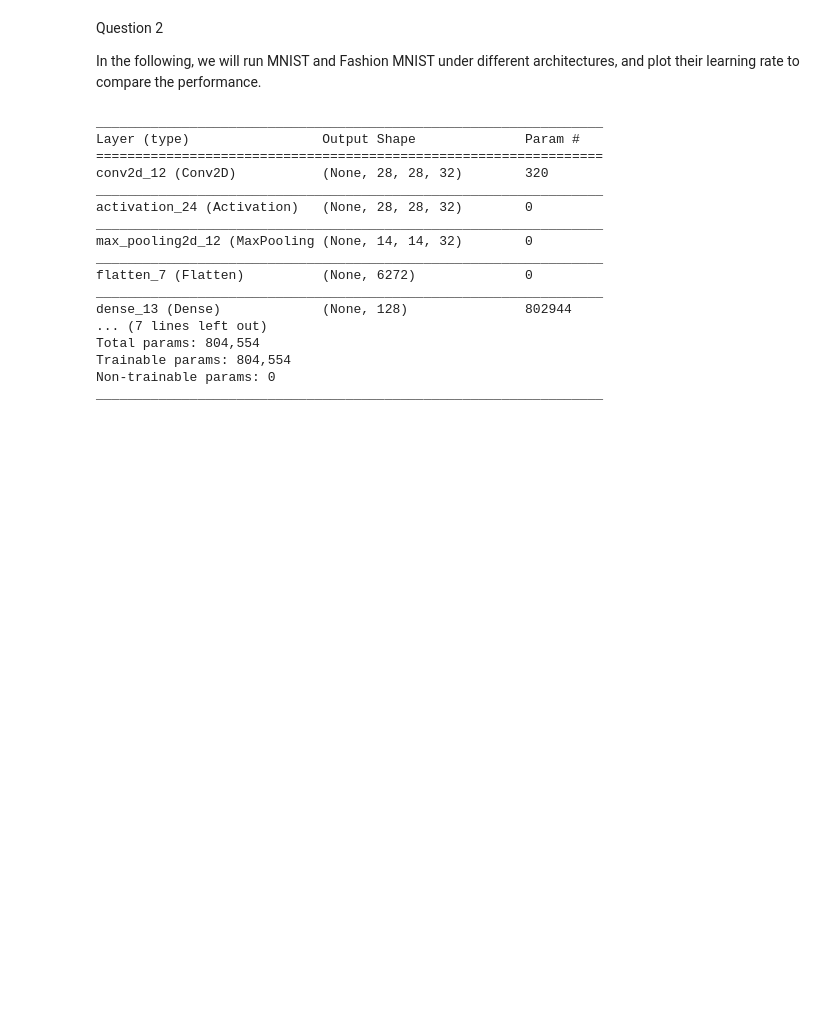
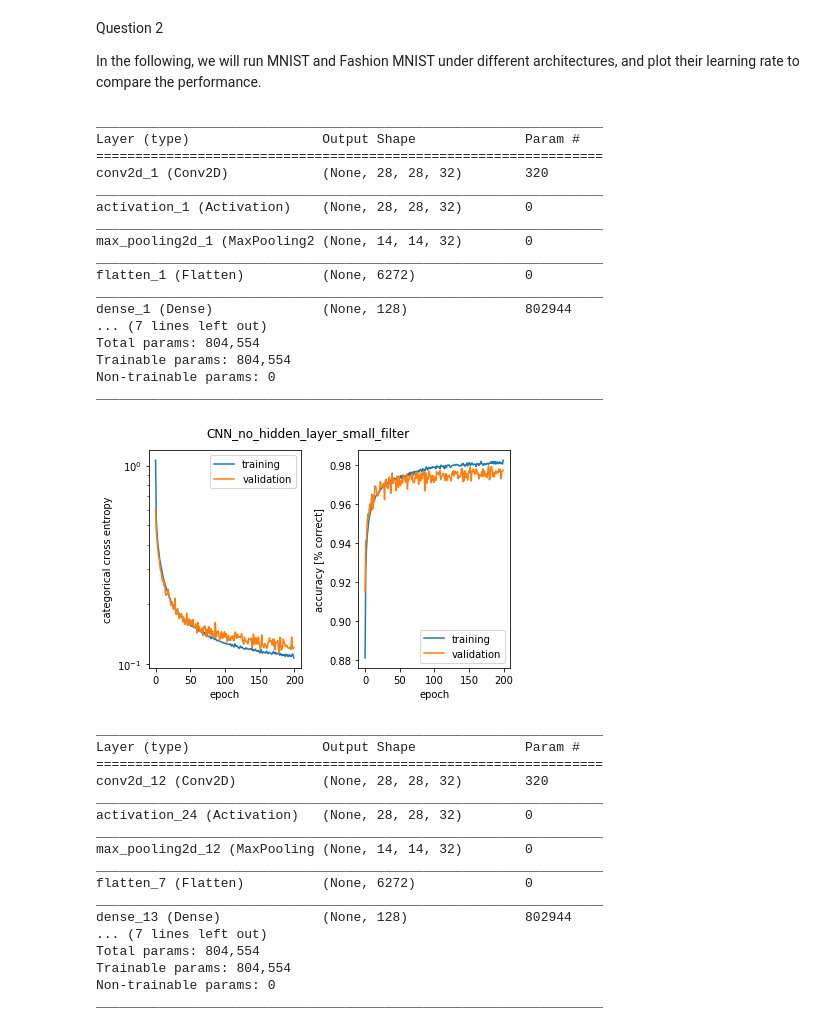
Before and after one commit to ythuangyt/Artificial-Neural-Network, a Jupyter notebook: miniproject1.ipynb, the cells around one changed output. Saved outputs shown, nothing was run; the diff lists cells and outputs as text; code cells hidden in the pictures; blank space fills up the shorter version.

Commit message:
different filter size

```diff
--- a/miniproject1.ipynb
+++ b/miniproject1.ipynb
@@ -858,7 +858,7 @@ Convolutional neural networks have an inductive bias that is well adapted to ima
 # %% [markdown]
 Question 1
 # %%
-def CNN(bn, activation, hidden_layer, learning_rate, epochs, verbose, x_train, x_test, y_train, y_test):
+def CNN(bn, activation, hidden_layer, filter_size, learning_rate, epochs, verbose, x_train, x_test, y_train, y_test):
     pool_size = (2,2)
     reg = 0.01
     input_shape = (28, 28, 1)
@@ -877,7 +877,7 @@ def CNN(bn, activation, hidden_layer, learning_rate, epochs, verbose, x_train, x
     model.add(MaxPooling2D(pool_size=pool_size, padding = 'same'))
 
     if(hidden_layer == True):
-        model.add(Conv2D(64, 5, padding='same'))
+        model.add(Conv2D(filter_size, 5, padding='same'))
         if(bn == True):
             model.add(BatchNormalization())
         if(activation == 'relu'):
@@ -913,4 +913,28 @@ def CNN(bn, activation, hidden_layer, learning_rate, epochs, verbose, x_train, x
 Question 2
 
 In the following, we will run MNIST and Fashion MNIST under different architectures, and plot their learning rate to compare the performance.
+# %%
+CNN_no_hidden_layer_small_filter = CNN(bn = False, activation = 'relu', hidden_layer = False, filter_size = 32, learning_rate = 3e-4, epochs = 200, verbose = 0,
+                          x_train = x_train_CNN, x_test = x_test_CNN,
+                          y_train = y_train, y_test = y_test)
+fig = plot_history(CNN_no_hidden_layer_small_filter, 'CNN_no_hidden_layer_small_filter')
+# %% [output]
+_________________________________________________________________
+Layer (type)                 Output Shape              Param #
+=================================================================
+conv2d_1 (Conv2D)            (None, 28, 28, 32)        320
+_________________________________________________________________
+activation_1 (Activation)    (None, 28, 28, 32)        0
+_________________________________________________________________
+max_pooling2d_1 (MaxPooling2 (None, 14, 14, 32)        0
+_________________________________________________________________
+flatten_1 (Flatten)          (None, 6272)              0
+_________________________________________________________________
+dense_1 (Dense)              (None, 128)               802944
+... (7 lines left out)
+Total params: 804,554
+Trainable params: 804,554
+Non-trainable params: 0
+_________________________________________________________________
+[figure, added]
 # %%
```
Also changed, not shown: parts of 11 cells of this notebook.
